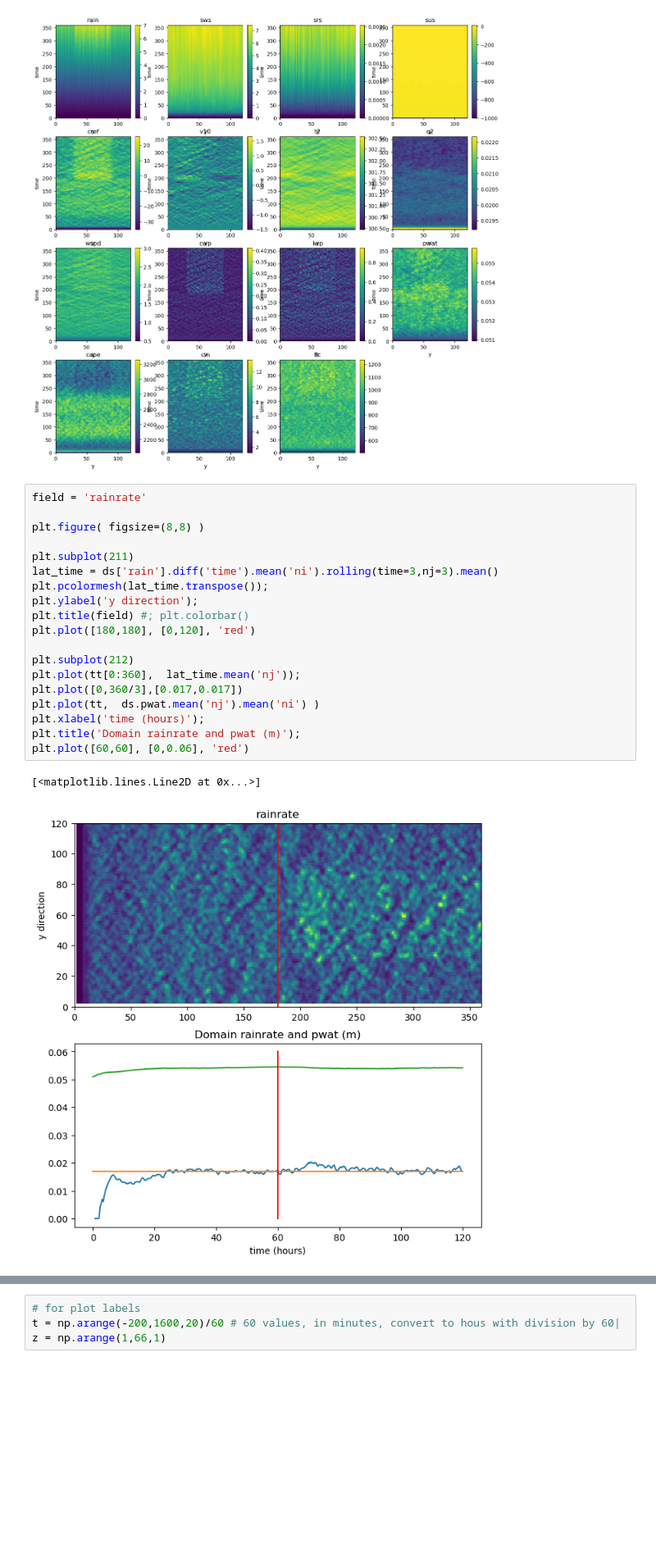
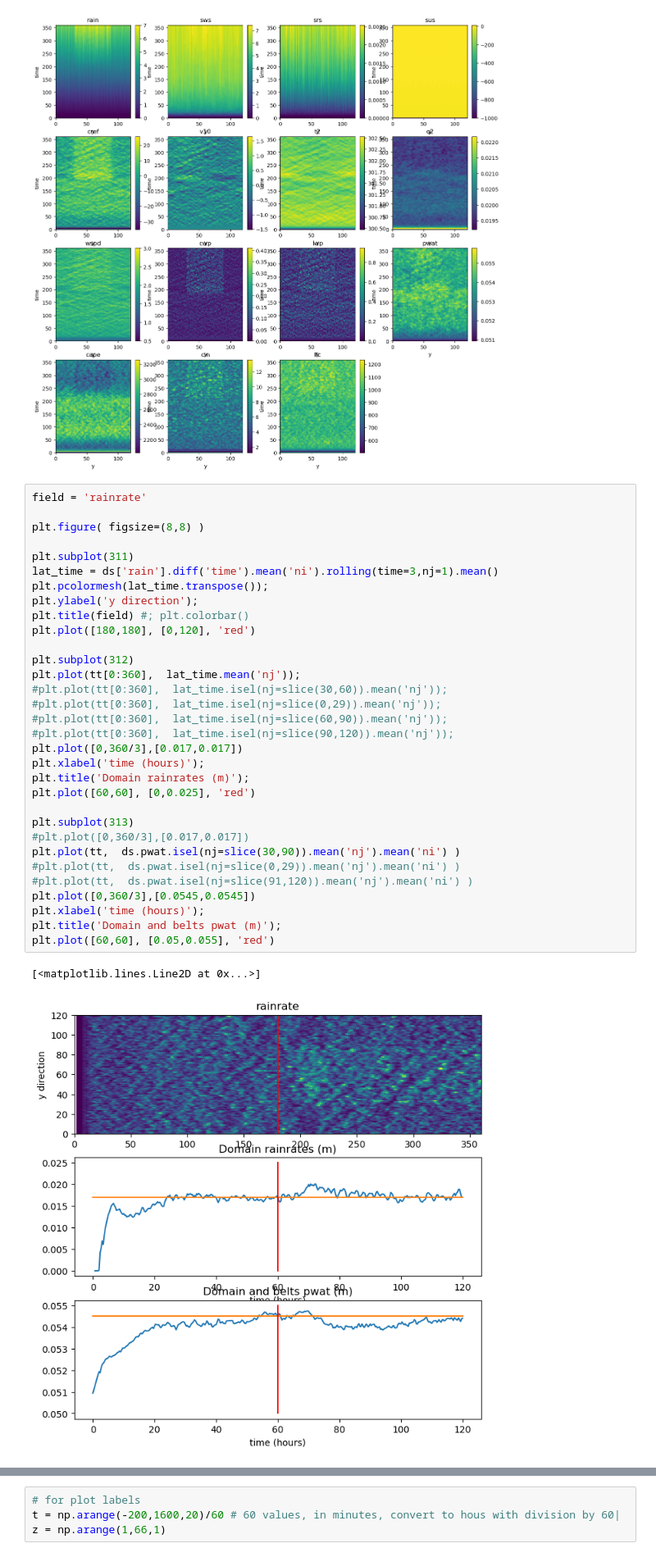
Before and after one commit to brianmapes/EvolutionaryConvection, a Jupyter notebook: ShearedBelt_Succession.ipynb, the cells around one changed output, grey strips where cells are left out. Shown at 82% size. Cells and saved outputs as stored; diff of their text form; blank space fills up the shorter version.

```diff
--- a/ShearedBelt_Succession.ipynb
+++ b/ShearedBelt_Succession.ipynb
@@ -129,22 +129,35 @@ for i,field in enumerate(fields):
 # %%
 field = 'rainrate'
 
 plt.figure( figsize=(8,8) )
 
-plt.subplot(211)
-lat_time = ds['rain'].diff('time').mean('ni').rolling(time=3,nj=3).mean()
+plt.subplot(311)
+lat_time = ds['rain'].diff('time').mean('ni').rolling(time=3,nj=1).mean()
 plt.pcolormesh(lat_time.transpose());
 plt.ylabel('y direction');
 plt.title(field) #; plt.colorbar()
 plt.plot([180,180], [0,120], 'red')
 
-plt.subplot(212)
+plt.subplot(312)
 plt.plot(tt[0:360],  lat_time.mean('nj'));
+#plt.plot(tt[0:360],  lat_time.isel(nj=slice(30,60)).mean('nj'));
+#plt.plot(tt[0:360],  lat_time.isel(nj=slice(0,29)).mean('nj'));
+#plt.plot(tt[0:360],  lat_time.isel(nj=slice(60,90)).mean('nj'));
+#plt.plot(tt[0:360],  lat_time.isel(nj=slice(90,120)).mean('nj'));
 plt.plot([0,360/3],[0.017,0.017])
-plt.plot(tt,  ds.pwat.mean('nj').mean('ni') )
 plt.xlabel('time (hours)');
-plt.title('Domain rainrate and pwat (m)');
-plt.plot([60,60], [0,0.06], 'red')
+plt.title('Domain rainrates (m)');
+plt.plot([60,60], [0,0.025], 'red')
+
+plt.subplot(313)
+#plt.plot([0,360/3],[0.017,0.017])
+plt.plot(tt,  ds.pwat.isel(nj=slice(30,90)).mean('nj').mean('ni') )
+#plt.plot(tt,  ds.pwat.isel(nj=slice(0,29)).mean('nj').mean('ni') )
+#plt.plot(tt,  ds.pwat.isel(nj=slice(91,120)).mean('nj').mean('ni') )
+plt.plot([0,360/3],[0.0545,0.0545])
+plt.xlabel('time (hours)');
+plt.title('Domain and belts pwat (m)');
+plt.plot([60,60], [0.05,0.055], 'red')
 # %% [output]
 [<matplotlib.lines.Line2D at 0x...>]
-[figure, old version]
+[figure, new version]
```
Also changed, not shown: parts of 25 cells of this notebook.
